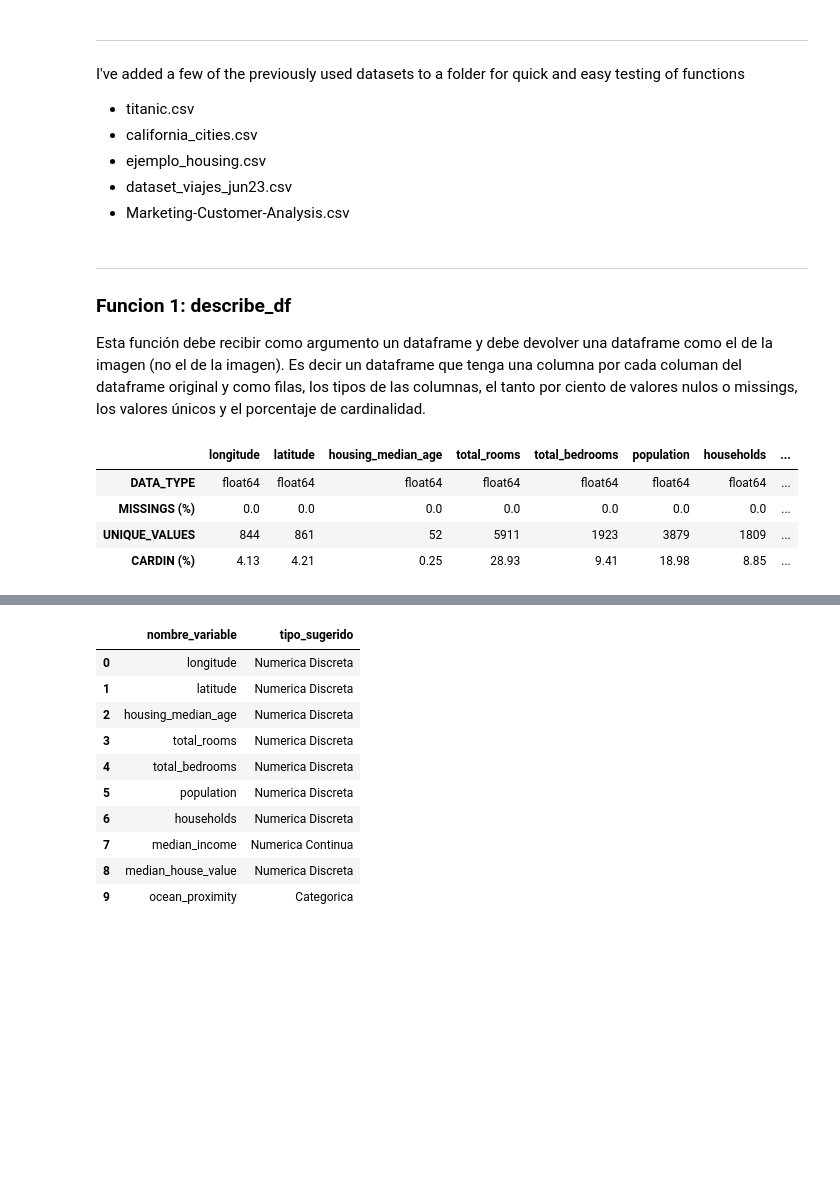
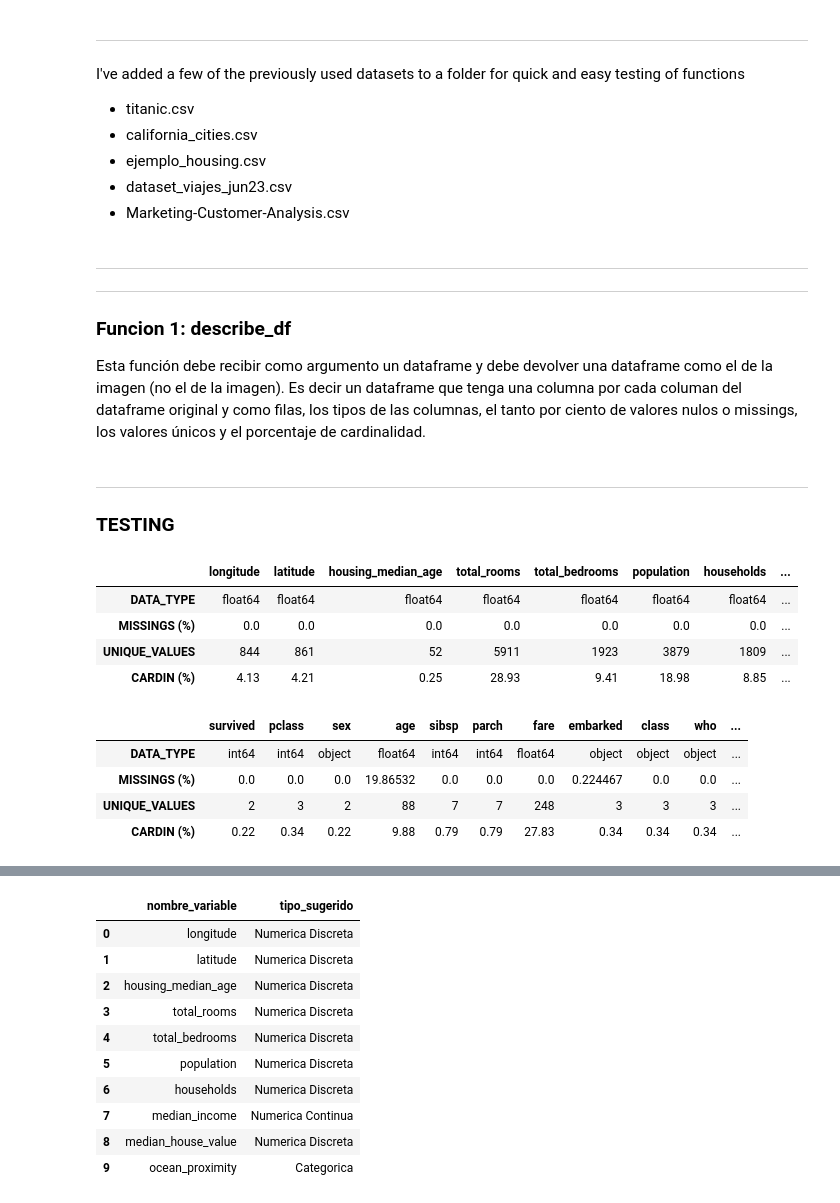
Before and after one commit to mardelmir/Team_Challege_Toolbox_I, a Jupyter notebook: personal_notebooks/functions_will_fin.ipynb, the cells around one changed output, grey strips where cells are left out. Cells and saved outputs as stored; diff of their text form; code cells hidden in the pictures; blank space fills up the shorter version.

```diff
--- a/personal_notebooks/functions_will.ipynb
+++ b/personal_notebooks/functions_will_fin.ipynb
@@ -28,4 +29,5 @@ customers_df = pd.read_csv('../data/Marketing-Customer-Analysis.csv')
 # %% [markdown]
+---
 ---
 ### Funcion 1: describe_df
 Esta función debe recibir como argumento un dataframe y debe devolver una dataframe como el de la imagen (no el de la imagen). Es decir un dataframe que tenga una columna por cada columan del dataframe original y como filas, los tipos de las columnas, el tanto por ciento de valores nulos o missings, los valores únicos y el porcentaje de cardinalidad.
@@ -35,16 +37,29 @@ def describe_df(df):
     Generates a breif summary of the DataFrame's features
 
     Parameters:
-    df (pd.DataFrame): DataFrame to be described and summarised.
+    -----------
+    df (pd.DataFrame):
+        DataFrame to be described and summarised.
 
     Returns:
+    --------
     pd.DataFrame ('df_temp'): Transposed DataFrame of summary statistics for each column and rows representing:
         - DATA_TYPE: Data type of each column
         - MISSINGS (%): Percentage of missing values in each column
         - UNIQUE_VALUES: Number of unique values in each column
         - CARDIN (%): Cardinality (unique values as a percentage of total rows)
     """
-    #1. Prepare data on all columns:
+
+    # 1. Carry out checks to prevent errors
+    # Check first argument is a DataFrame
+    if not isinstance(df, pd.DataFrame):
+        raise TypeError("First arguement must be a Pandas DataFrame.")
+
+    # Check DataFrame is not empty
+    if len(df) == 0:
+        raise ValueError('DataFrame is empty')
+
+    #2. Prepare data on all columns:
     #  Get data types
     DATA_TYPE = df.dtypes
     # Calculate percentage of missing values in each col
@@ -67,6 +82,9 @@ def describe_df(df):
 
     # Return the transposed DataFrame
     return df_temp
+# %% [markdown]
+---
+### TESTING
 # %%
 describe_df(inmo_df)
 # %% [output]
@@ -75,4 +93,12 @@ describe_df(inmo_df)
 | MISSINGS (%) | 0.0 | 0.0 | 0.0 | 0.0 | 0.0 | 0.0 | 0.0 | ... |
 | UNIQUE_VALUES | 844 | 861 | 52 | 5911 | 1923 | 3879 | 1809 | ... |
 | CARDIN (%) | 4.13 | 4.21 | 0.25 | 28.93 | 9.41 | 18.98 | 8.85 | ... |
+# %%
+describe_df(titanic_df)
+# %% [output]
+|  | survived | pclass | sex | age | sibsp | parch | fare | embarked | class | who | ... |
+| DATA_TYPE | int64 | int64 | object | float64 | int64 | int64 | float64 | object | object | object | ... |
+| MISSINGS (%) | 0.0 | 0.0 | 0.0 | 19.86532 | 0.0 | 0.0 | 0.0 | 0.224467 | 0.0 | 0.0 | ... |
+| UNIQUE_VALUES | 2 | 3 | 2 | 88 | 7 | 7 | 248 | 3 | 3 | 3 | ... |
+| CARDIN (%) | 0.22 | 0.34 | 0.22 | 9.88 | 0.79 | 0.79 | 27.83 | 0.34 | 0.34 | 0.34 | ... |
 # %% [markdown]
```
Also changed, not shown: parts of 27 cells of this notebook, 1 other file.
